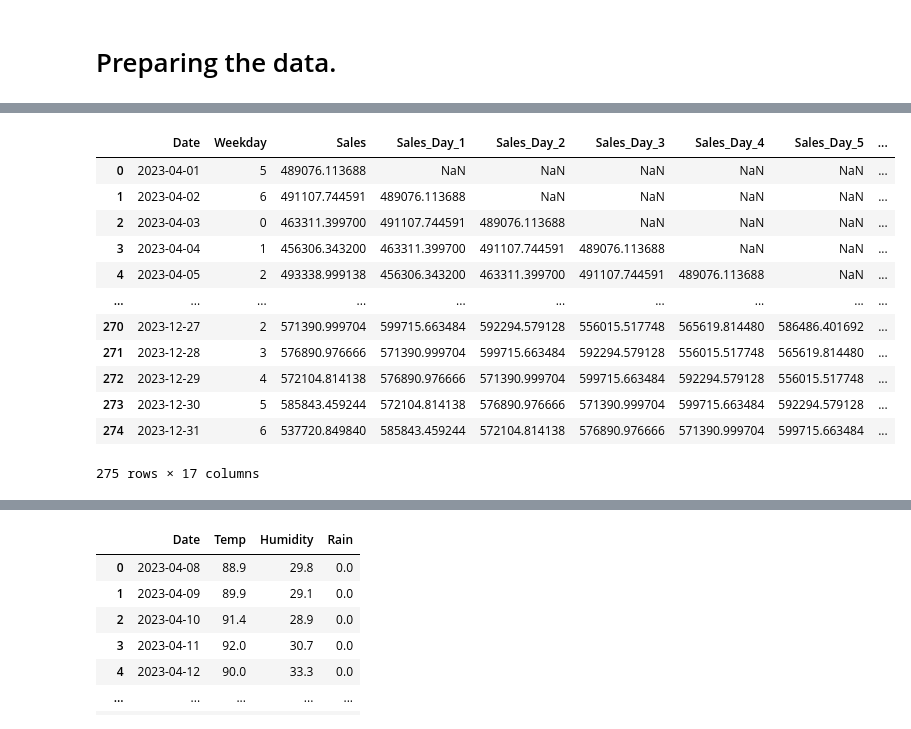
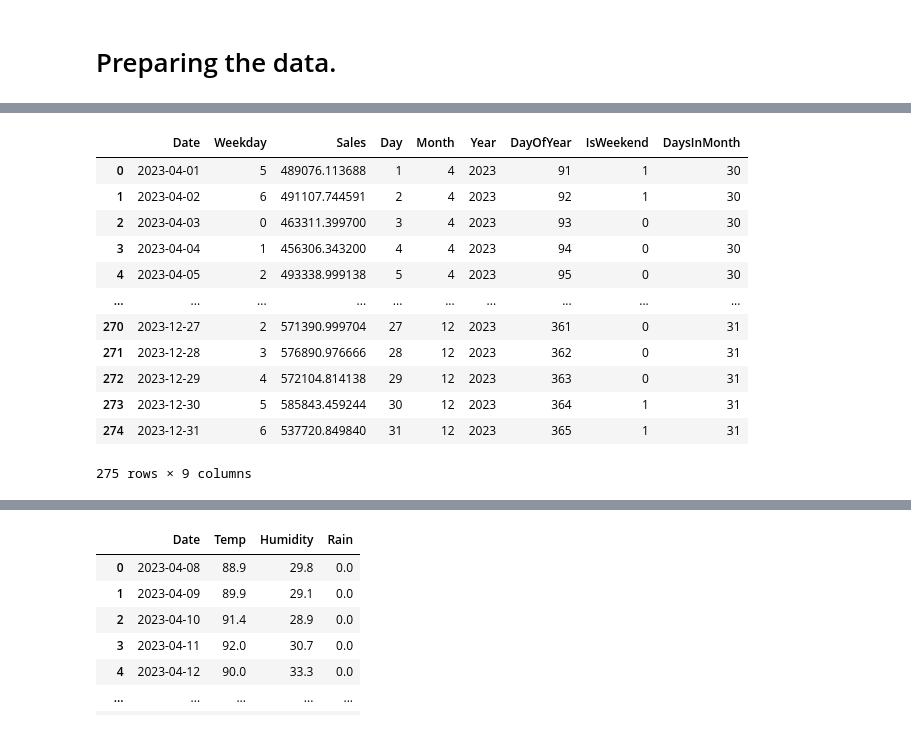
Before and after one commit to milan-roy/CDIS-Project, a Jupyter notebook: ATGL/Jupyer Notebooks/ATGL_FFNN_With_Weather_Mar_2025.ipynb, the cells around one changed output, grey strips where cells are left out. Cells and saved outputs as stored; diff of their text form; code cells hidden in the pictures.

Commit message:
Added new Data for ATGL

```diff
--- a/ATGL/Jupyer Notebooks/ATGL_FFNN_With_Weather_Mar_2025.ipynb
+++ b/ATGL/Jupyer Notebooks/ATGL_FFNN_With_Weather_Mar_2025.ipynb
@@ -32,0 +6,14 @@ sales_df
+# %%
+root = os.path.join("..","Data")
+df = pd.read_excel(os.path.join(root, 'DEMAND_FILE.xlsx'),
+                    sheet_name= 'Daily CGD Volume - Ahmedabad')
+df = df.iloc[0:3,:] # Droping unwanted coloumns
+df = df.T # Transposing the df to have the different dates as rows.
+df.columns = df.iloc[0]
+df = df.iloc[1:].reset_index(drop=True)
+df['Date'] = df['Date'].astype('str').str.split().str[0] # Removing time from the Date coloumn.
+df['Date'] = pd.to_datetime(df['Date']) # Converting Date to DateTime
+df = df.rename(columns={'CNG Sales Ahmedabad (SCM/day)': 'Sales'})
+df['Sales'] = df['Sales'].astype('float64')
+df.columns.name = None
+df
@@ -33,31 +34,30 @@ sales_df
 # %%
 import calendar
 def days_in_month(row):
     return calendar.monthrange(row['Year'], row['Month'])[1]
 
-sales_df['Day'] = sales_df['Date'].dt.day
-sales_df['Weekday'] = sales_df['Date'].dt.weekday
-sales_df['Month'] = sales_df['Date'].dt.month
-sales_df['Year'] = sales_df['Date'].dt.year
-sales_df['DayOfYear'] = sales_df['Date'].dt.dayofyear
-sales_df['IsWeekend'] = (sales_df['Weekday'] >= 5).astype(int)
-sales_df['DaysInMonth'] = sales_df.apply(days_in_month, axis=1)
-sales_df['Date'] = sales_df['Date'].dt.date
-sales_df
+df['Day'] = df['Date'].dt.day
+df['Weekday'] = df['Date'].dt.weekday
+df['Month'] = df['Date'].dt.month
+df['Year'] = df['Date'].dt.year
+df['DayOfYear'] = df['Date'].dt.dayofyear
+df['IsWeekend'] = (df['Weekday'] >= 5).astype(int)
+df['DaysInMonth'] = df.apply(days_in_month, axis=1)
+df
 # %% [output]
-|  | Date | Weekday | Sales | Sales_Day_1 | Sales_Day_2 | Sales_Day_3 | Sales_Day_4 | Sales_Day_5 | ... |
-| 0 | 2023-04-01 | 5 | 489076.113688 | NaN | NaN | NaN | NaN | NaN | ... |
-| 1 | 2023-04-02 | 6 | 491107.744591 | 489076.113688 | NaN | NaN | NaN | NaN | ... |
-| 2 | 2023-04-03 | 0 | 463311.399700 | 491107.744591 | 489076.113688 | NaN | NaN | NaN | ... |
-| 3 | 2023-04-04 | 1 | 456306.343200 | 463311.399700 | 491107.744591 | 489076.113688 | NaN | NaN | ... |
-| 4 | 2023-04-05 | 2 | 493338.999138 | 456306.343200 | 463311.399700 | 491107.744591 | 489076.113688 | NaN | ... |
+|  | Date | Weekday | Sales | Day | Month | Year | DayOfYear | IsWeekend | DaysInMonth |
+| 0 | 2023-04-01 | 5 | 489076.113688 | 1 | 4 | 2023 | 91 | 1 | 30 |
+| 1 | 2023-04-02 | 6 | 491107.744591 | 2 | 4 | 2023 | 92 | 1 | 30 |
+| 2 | 2023-04-03 | 0 | 463311.399700 | 3 | 4 | 2023 | 93 | 0 | 30 |
+| 3 | 2023-04-04 | 1 | 456306.343200 | 4 | 4 | 2023 | 94 | 0 | 30 |
+| 4 | 2023-04-05 | 2 | 493338.999138 | 5 | 4 | 2023 | 95 | 0 | 30 |
 | ... | ... | ... | ... | ... | ... | ... | ... | ... | ... |
-| 270 | 2023-12-27 | 2 | 571390.999704 | 599715.663484 | 592294.579128 | 556015.517748 | 565619.814480 | 586486.401692 | ... |
-| 271 | 2023-12-28 | 3 | 576890.976666 | 571390.999704 | 599715.663484 | 592294.579128 | 556015.517748 | 565619.814480 | ... |
-| 272 | 2023-12-29 | 4 | 572104.814138 | 576890.976666 | 571390.999704 | 599715.663484 | 592294.579128 | 556015.517748 | ... |
-| 273 | 2023-12-30 | 5 | 585843.459244 | 572104.814138 | 576890.976666 | 571390.999704 | 599715.663484 | 592294.579128 | ... |
-| 274 | 2023-12-31 | 6 | 537720.849840 | 585843.459244 | 572104.814138 | 576890.976666 | 571390.999704 | 599715.663484 | ... |
+| 270 | 2023-12-27 | 2 | 571390.999704 | 27 | 12 | 2023 | 361 | 0 | 31 |
+| 271 | 2023-12-28 | 3 | 576890.976666 | 28 | 12 | 2023 | 362 | 0 | 31 |
+| 272 | 2023-12-29 | 4 | 572104.814138 | 29 | 12 | 2023 | 363 | 0 | 31 |
+| 273 | 2023-12-30 | 5 | 585843.459244 | 30 | 12 | 2023 | 364 | 1 | 31 |
+| 274 | 2023-12-31 | 6 | 537720.849840 | 31 | 12 | 2023 | 365 | 1 | 31 |
-275 rows × 17 columns
+275 rows × 9 columns
 # %%
 import numpy as np
 # Apply Cyclical Encoding
```
Also changed, not shown: parts of 17 cells of this notebook, 8 other files.
